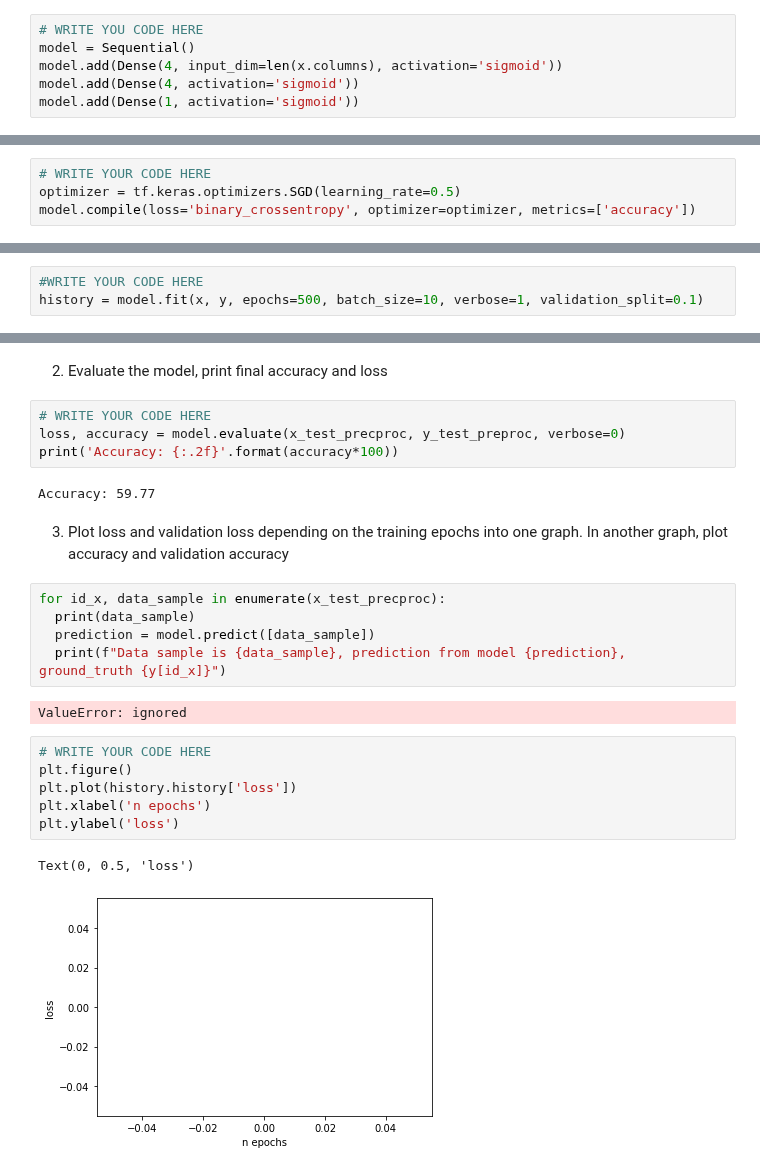
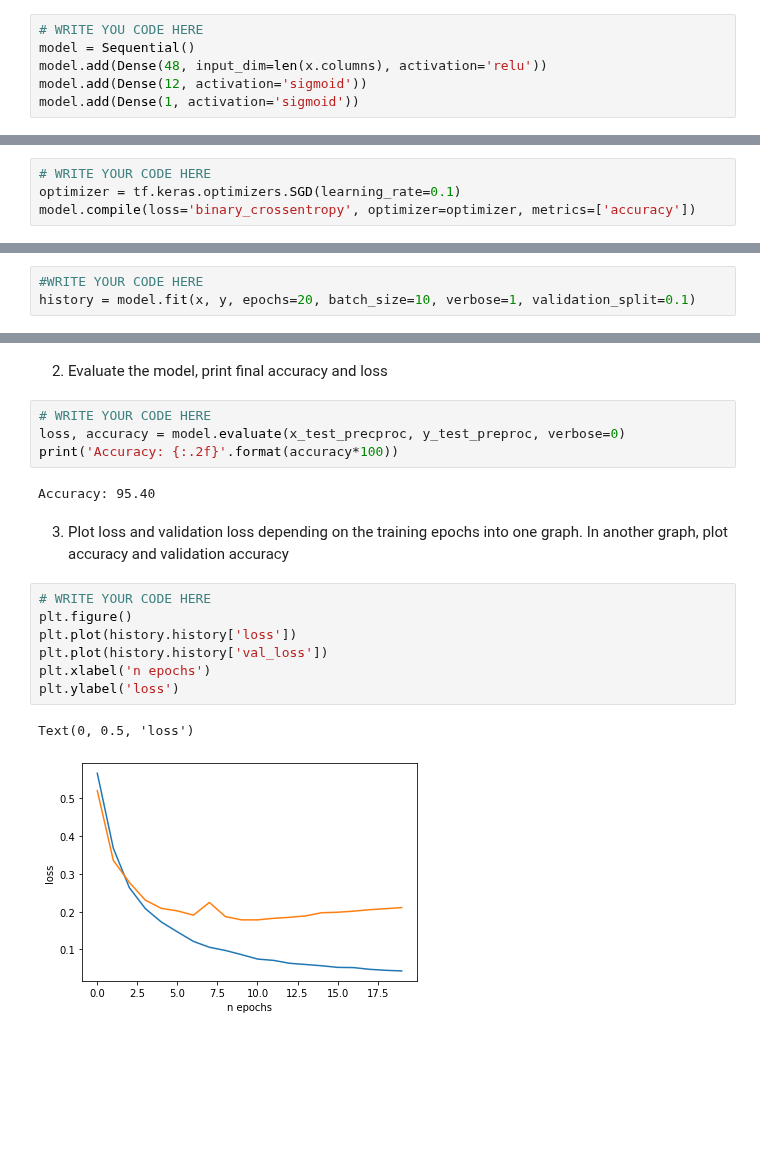
Before and after one commit to KassenBoyaubay/MPA-MLF-Exercises, a Jupyter notebook: Lab_05/Lab05_my_solution.ipynb, the cells around one changed output, grey strips where cells are left out. Saved outputs shown, nothing was run; the diff lists cells and outputs as text; blank space fills up the shorter version.

```diff
--- a/Lab_05/Lab05_my_solution.ipynb
+++ b/Lab_05/Lab05_my_solution.ipynb
@@ -308,8 +307,8 @@ Index(['handicapped-infants', 'water-project-cost-sharing_?',
 # %%
 # WRITE YOU CODE HERE
 model = Sequential()
-model.add(Dense(4, input_dim=len(x.columns), activation='sigmoid'))
-model.add(Dense(4, activation='sigmoid'))
+model.add(Dense(48, input_dim=len(x.columns), activation='relu'))
+model.add(Dense(12, activation='sigmoid'))
 model.add(Dense(1, activation='sigmoid'))
 # %% [markdown]
 2. Check what *model.summary()* does
@@ -336,11 +335,11 @@ _________________________________________________________________
 3. Compile the model, choose a suitable loss function, choose gradient to descend optimizer and specify the learning rate, and choose accuracy as our metric
 # %%
 # WRITE YOUR CODE HERE
-optimizer = tf.keras.optimizers.SGD(learning_rate=0.5)
+optimizer = tf.keras.optimizers.SGD(learning_rate=0.1)
 model.compile(loss='binary_crossentropy', optimizer=optimizer, metrics=['accuracy'])
 # %% [markdown]
 4. Train the model. Specify the number of epochs and batch size. Now is the time to create a validation dataset. Set 20% of dataset to be a validation dataset
 # %%
 #WRITE YOUR CODE HERE
-history = model.fit(x, y, epochs=500, batch_size=10, verbose=1, validation_split=0.1)
+history = model.fit(x, y, epochs=20, batch_size=10, verbose=1, validation_split=0.1)
 # %% [output]
@@ -394,22 +392,16 @@ y_test_preproc = y_test_p.replace('democrat', 0)
 loss, accuracy = model.evaluate(x_test_precproc, y_test_preproc, verbose=0)
 print('Accuracy: {:.2f}'.format(accuracy*100))
 # %% [output]
-Accuracy: 59.77
+Accuracy: 95.40
 # %% [markdown]
 3. Plot loss and validation loss depending on the training epochs into one graph. In another graph, plot accuracy and validation accuracy
-# %%
-for id_x, data_sample in enumerate(x_test_precproc):
-  print(data_sample)
-  prediction = model.predict([data_sample])
-  print(f"Data sample is {data_sample}, prediction from model {prediction}, ground_truth {y[id_x]}")
-# %% [output]
-ValueError: ignored
 # %%
 # WRITE YOUR CODE HERE
 plt.figure()
 plt.plot(history.history['loss'])
+plt.plot(history.history['val_loss'])
 plt.xlabel('n epochs')
 plt.ylabel('loss')
 # %% [output]
 Text(0, 0.5, 'loss')
-[figure, old version]
+[figure, new version]
```
Also changed, not shown: parts of 12 cells of this notebook.
